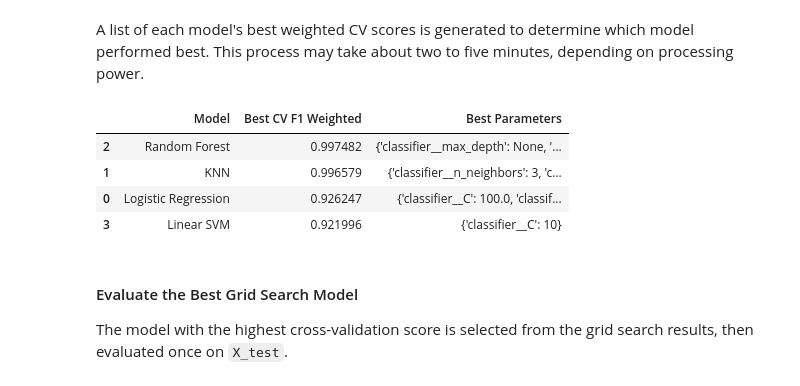
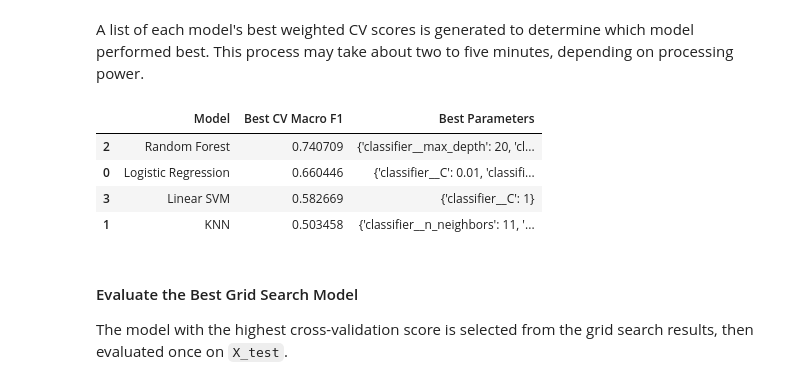
Before and after one commit to jsbwxyz/DSC500-TermProject, a Jupyter notebook: docs/DSC500/JeremyBarton-TermProject-Milestone-3.ipynb, the cells around one changed output. Saved outputs shown, nothing was run; the diff lists cells and outputs as text; code cells hidden in the pictures.

```diff
--- a/docs/DSC500/JeremyBarton-TermProject-Milestone-3.ipynb
+++ b/docs/DSC500/JeremyBarton-TermProject-Milestone-3.ipynb
@@ -415,8 +419,8 @@ df['pub_year']       = df['PUBLISHED_DATE'].dt.year
 df['pub_month']      = df['PUBLISHED_DATE'].dt.month
 df['pub_dow']        = df['PUBLISHED_DATE'].dt.dayofweek   # 0=Monday, 6=Sunday
 
-# clean up by dropping PUBLISHED_DATE
-df = df.drop(columns=['PUBLISHED_DATE'])
+# PUBLISHED_DATE is retained here for time-based splitting (see train/test split below)
+# It will be excluded from X when separating features from the target
 # %% [markdown]
 <b>Feature transformations: Mentions</b>
 # %%
@@ -532,14 +544,19 @@ The train/test split is performed before target encoding because target encoding
 # %%
-X_train, X_test, y_train, y_test = train_test_split(
-    X,
-    y,
-    test_size=0.2,
-    random_state=42,
-    stratify=y
-)
+gss = GroupShuffleSplit(n_splits=1, test_size=0.2, random_state=42)
+train_idx, test_idx = next(gss.split(X, y, groups=groups))
 
-print('X_train shape:', X_train.shape)
-print('X_test shape:', X_test.shape)
-print('y_train shape:', y_train.shape)
-print('y_test shape:', y_test.shape)
+X_train = X.iloc[train_idx]
+X_test  = X.iloc[test_idx]
+y_train = y.iloc[train_idx]
+y_test  = y.iloc[test_idx]
+
+train_articles = groups.iloc[train_idx].nunique()
+test_articles  = groups.iloc[test_idx].nunique()
+overlap        = len(set(groups.iloc[train_idx]) & set(groups.iloc[test_idx]))
+
+print(f'X_train shape:       {X_train.shape}')
+print(f'X_test shape:        {X_test.shape}')
+print(f'Articles in train:   {train_articles}')
+print(f'Articles in test:    {test_articles}')
+print(f'Article overlap:     {overlap}  (must be 0)')
 # %% [output]
@@ -816,44 +845,45 @@ from sklearn.exceptions import ConvergenceWarning
 
 warnings.filterwarnings('ignore', category=FutureWarning)
 warnings.filterwarnings('ignore', category=ConvergenceWarning)
 warnings.filterwarnings('ignore', message='.*sklearn.utils.parallel.delayed.*', category=UserWarning)
 
 grid_results = []
 best_estimators = {}
 
 # For each model in the configuration it was given,
 for model_name, config in model_configs.items():
-    # Apply GridSearch
+    # f1_macro weights all three classes equally, giving the minority negative class
+    # the same influence as neutral and positive during model selection.
     grid_search = GridSearchCV(
-        estimator=config['pipeline'],  # define the pipeline
-        param_grid=config['params'],  # define its parameters
+        estimator=config['pipeline'],
+        param_grid=config['params'],
         cv=3,
-        scoring='f1_weighted',
+        scoring='f1_macro',
         n_jobs=-1
     )
 
     grid_search.fit(X_train, y_train)
 
     grid_results.append({
         'Model': model_name,
-        'Best CV F1 Weighted': grid_search.best_score_,
+        'Best CV Macro F1': grid_search.best_score_,
         'Best Parameters': grid_search.best_params_
     })
 
     best_estimators[model_name] = grid_search.best_estimator_
 
 grid_results_df = pd.DataFrame(grid_results).sort_values(
-    by='Best CV F1 Weighted',
+    by='Best CV Macro F1',
     ascending=False
 )
 
 grid_results_df
 # %% [output]
-|  | Model | Best CV F1 Weighted | Best Parameters |
-| 2 | Random Forest | 0.997482 | {'classifier__max_depth': None, '... |
-| 1 | KNN | 0.996579 | {'classifier__n_neighbors': 3, 'c... |
-| 0 | Logistic Regression | 0.926247 | {'classifier__C': 100.0, 'classif... |
-| 3 | Linear SVM | 0.921996 | {'classifier__C': 10} |
+|  | Model | Best CV Macro F1 | Best Parameters |
+| 2 | Random Forest | 0.740709 | {'classifier__max_depth': 20, 'cl... |
+| 0 | Logistic Regression | 0.660446 | {'classifier__C': 0.01, 'classifi... |
+| 3 | Linear SVM | 0.582669 | {'classifier__C': 1} |
+| 1 | KNN | 0.503458 | {'classifier__n_neighbors': 11, '... |
 # %% [markdown]
 #### Evaluate the Best Grid Search Model
 
```
Also changed, not shown: parts of 20 cells of this notebook, 1 other file.
